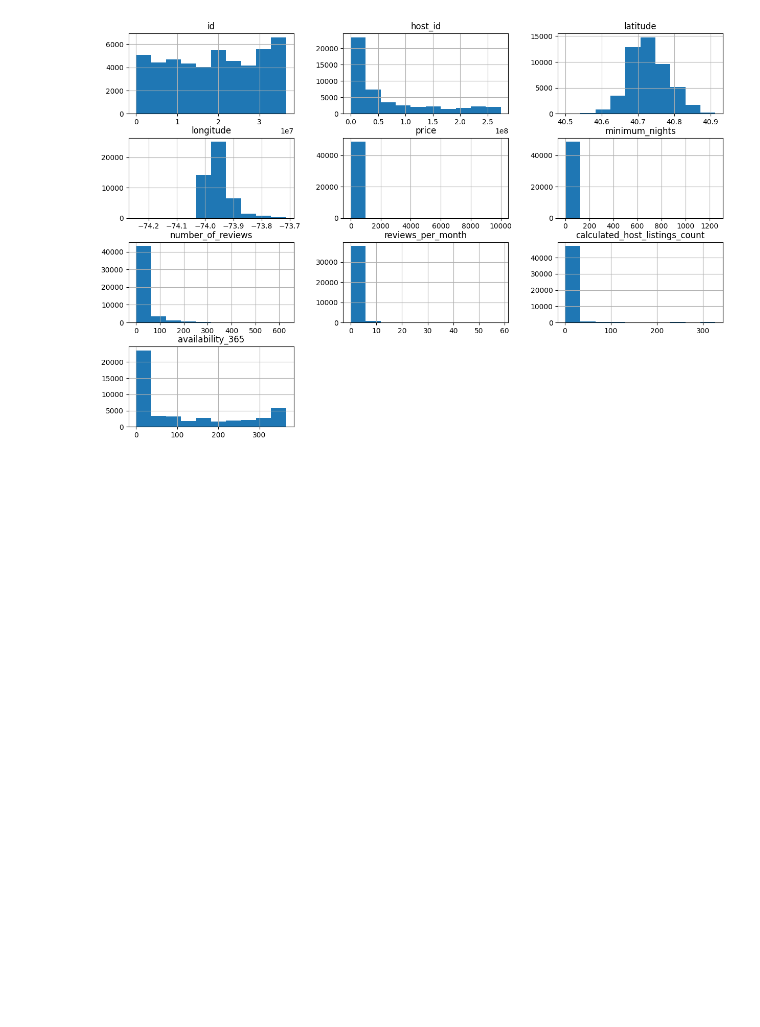
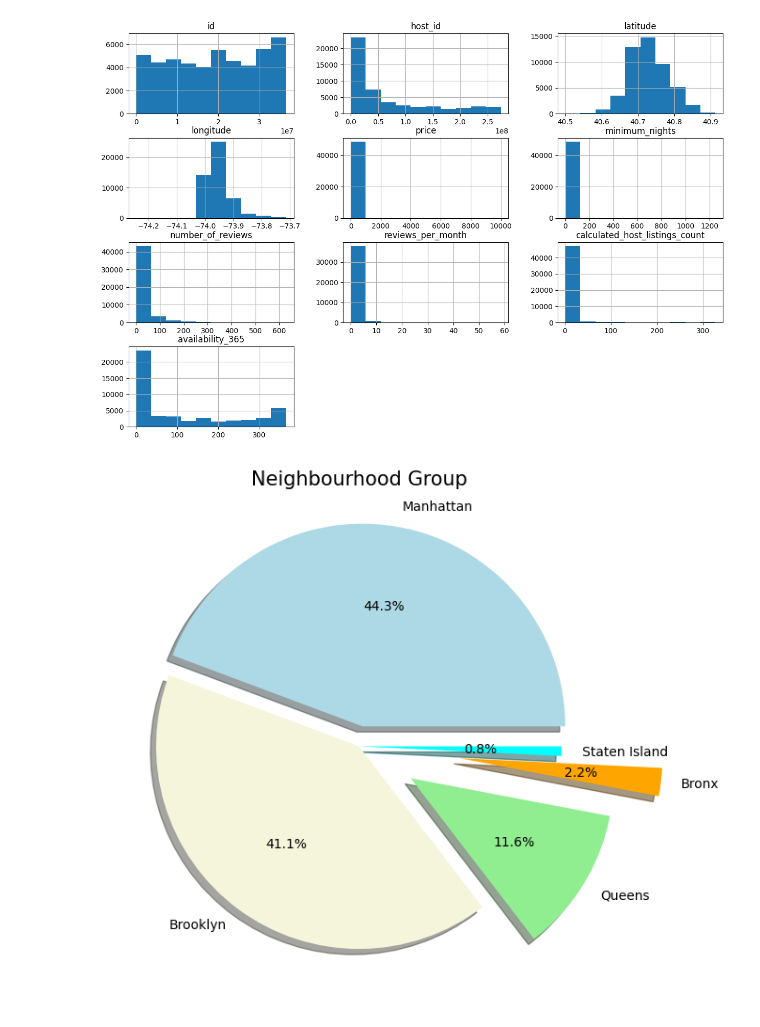
Before and after one commit to mary-vo/building-python-analytics-solution, a Jupyter notebook: model.ipynb, the cells around one changed output. Saved outputs shown, nothing was run; the diff lists cells and outputs as text; code cells hidden in the pictures; blank space fills up the shorter version.

```diff
--- a/model.ipynb
+++ b/model.ipynb
@@ -17,3 +32,18 @@ data.hist(ax=ax)
 plt.show()
 # %% [output]
 [figure]
+# %%
+labels = data.neighbourhood_group.value_counts().index
+colors = ['lightblue','beige','lightgreen','orange','cyan']
+sizes = data.neighbourhood_group.value_counts().values
+
+
+# print(data['neighbourhood_group'].value_counts().index)
+# print(data['neighbourhood_group'].value_counts())
+
+plt.figure(0,figsize = (7,7))
+plt.pie(sizes, explode=[0.1,0.0,0.3,0.5,0.0], labels=labels, colors=colors, autopct='%1.1f%%',shadow=True)
+plt.title('Neighbourhood Group',color = 'black',fontsize = 15)
+plt.show()
+# %% [output]
+[figure, added]
```
Also changed, not shown: parts of 10 cells of this notebook.
